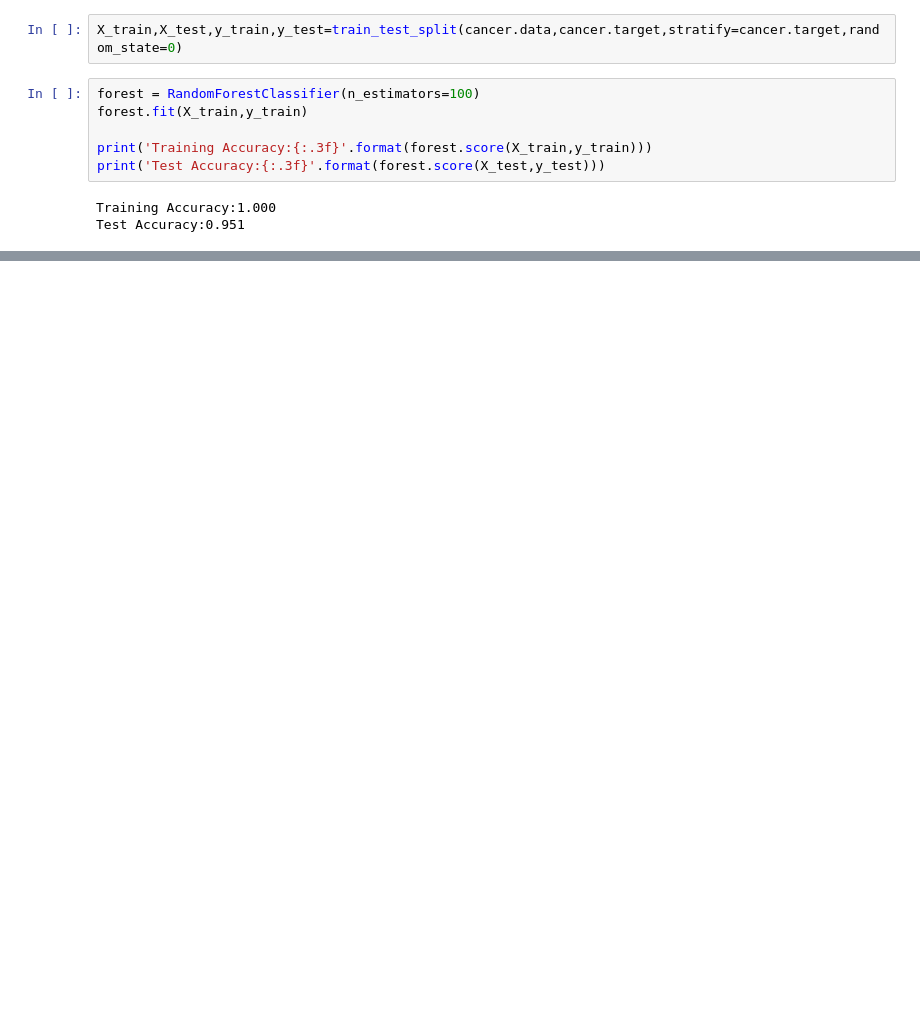
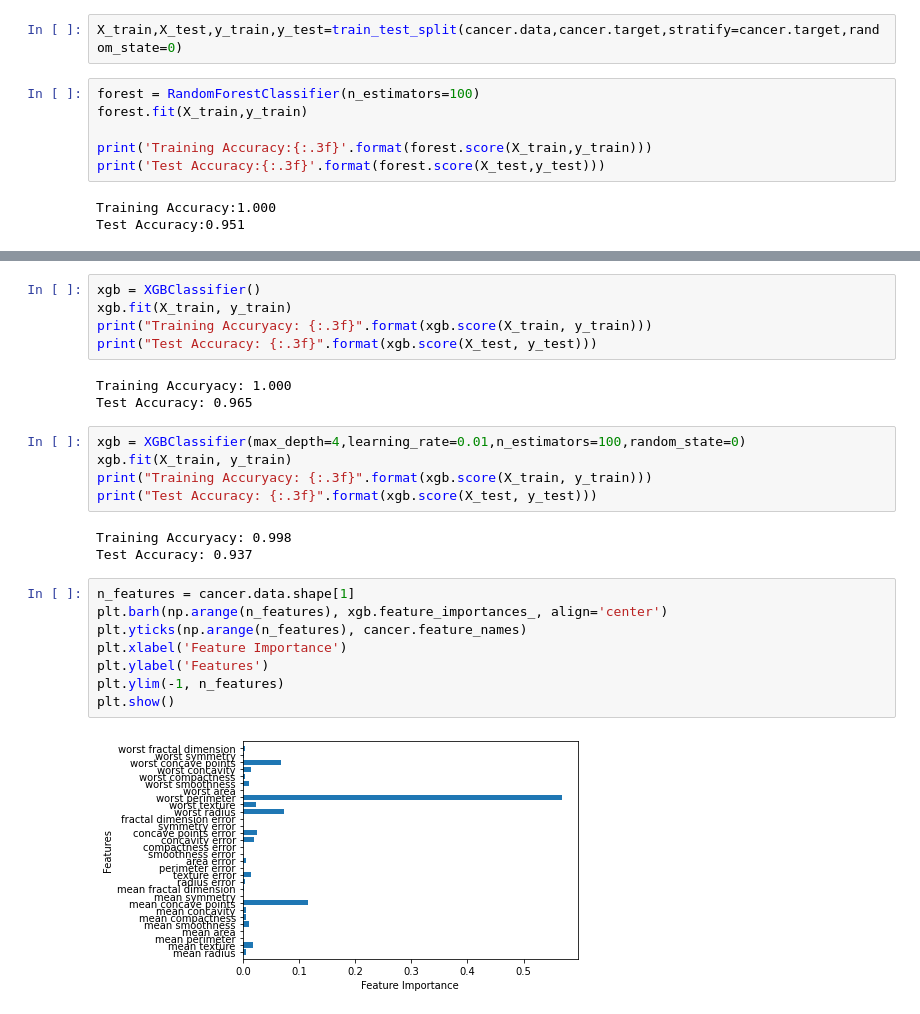
Before and after one commit to rohee119/bdna, a Jupyter notebook: 김로희11강.ipynb, the cells around one changed output, grey strips where cells are left out. Cells and saved outputs as stored; diff of their text form; blank space fills up the shorter version.

```diff
--- a/김로희11강.ipynb
+++ b/김로희11강.ipynb
@@ -216,0 +259,26 @@ plt.show()
+# %%
+xgb = XGBClassifier()
+xgb.fit(X_train, y_train)
+print("Training Accuryacy: {:.3f}".format(xgb.score(X_train, y_train)))
+print("Test Accuracy: {:.3f}".format(xgb.score(X_test, y_test)))
+# %% [output]
+Training Accuryacy: 1.000
+Test Accuracy: 0.965
+# %%
+xgb = XGBClassifier(max_depth=4,learning_rate=0.01,n_estimators=100,random_state=0)
+xgb.fit(X_train, y_train)
+print("Training Accuryacy: {:.3f}".format(xgb.score(X_train, y_train)))
+print("Test Accuracy: {:.3f}".format(xgb.score(X_test, y_test)))
+# %% [output]
+Training Accuryacy: 0.998
+Test Accuracy: 0.937
+# %%
+n_features = cancer.data.shape[1]
+plt.barh(np.arange(n_features), xgb.feature_importances_, align='center')
+plt.yticks(np.arange(n_features), cancer.feature_names)
+plt.xlabel('Feature Importance')
+plt.ylabel('Features')
+plt.ylim(-1, n_features)
+plt.show()
+# %% [output]
+[figure, added]
```
Also changed, not shown: parts of 11 cells of this notebook.
